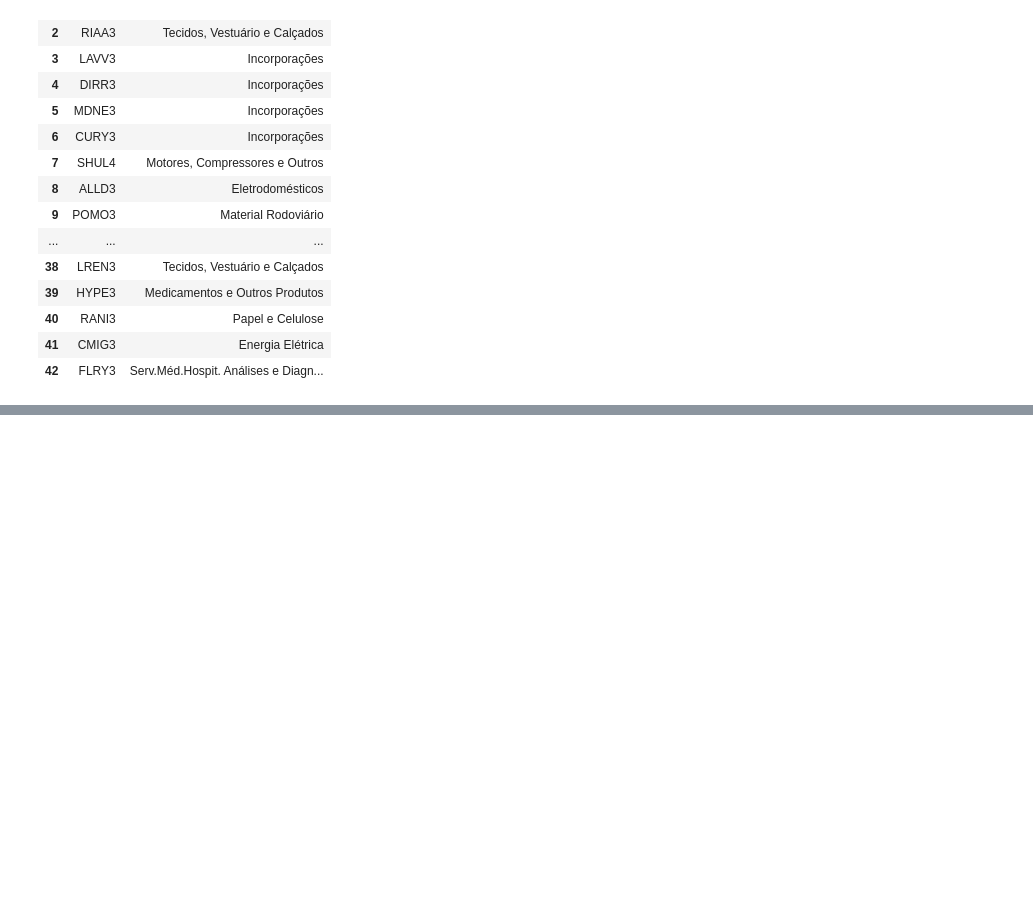
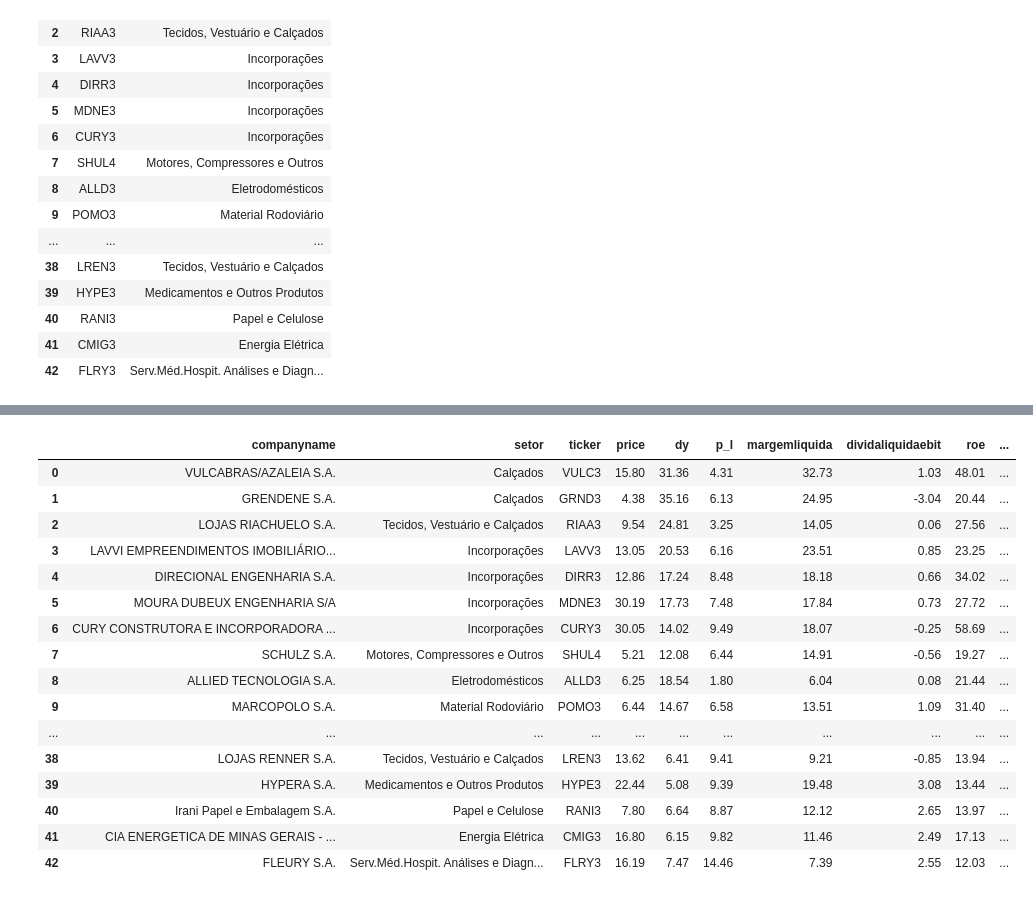
Before and after one commit to LuanCarusi/extracao-de-acoes, a Jupyter notebook: analise_de_acoes/esqueleto_screening_geral.ipynb, the cells around one changed output, grey strips where cells are left out. Cells and saved outputs as stored; diff of their text form; code cells hidden in the pictures; blank space fills up the shorter version.

Commit message:
Adicionando a coluna "setor" no df "screening"

```diff
--- a/analise_de_acoes/esqueleto_screening_geral.ipynb
+++ b/analise_de_acoes/esqueleto_screening_geral.ipynb
@@ -170,0 +152,26 @@ Buscando FLRY3...
+# %%
+screening = screening.merge(df_setores, on="ticker", how="left")
+# %%
+coluna_setor = screening.pop("setor")
+posicao = screening.columns.get_loc("companyname") + 1
+screening.insert(posicao, "setor", coluna_setor)
+# %%
+screening
+# %% [output]
+|  | companyname | setor | ticker | price | dy | p_l | margemliquida | dividaliquidaebit | roe | ... |
+| 0 | VULCABRAS/AZALEIA S.A. | Calçados | VULC3 | 15.80 | 31.36 | 4.31 | 32.73 | 1.03 | 48.01 | ... |
+| 1 | GRENDENE S.A. | Calçados | GRND3 | 4.38 | 35.16 | 6.13 | 24.95 | -3.04 | 20.44 | ... |
+| 2 | LOJAS RIACHUELO S.A. | Tecidos, Vestuário e Calçados | RIAA3 | 9.54 | 24.81 | 3.25 | 14.05 | 0.06 | 27.56 | ... |
+| 3 | LAVVI EMPREENDIMENTOS IMOBILIÁRIO... | Incorporações | LAVV3 | 13.05 | 20.53 | 6.16 | 23.51 | 0.85 | 23.25 | ... |
+| 4 | DIRECIONAL ENGENHARIA S.A. | Incorporações | DIRR3 | 12.86 | 17.24 | 8.48 | 18.18 | 0.66 | 34.02 | ... |
+| 5 | MOURA DUBEUX ENGENHARIA S/A | Incorporações | MDNE3 | 30.19 | 17.73 | 7.48 | 17.84 | 0.73 | 27.72 | ... |
+| 6 | CURY CONSTRUTORA E INCORPORADORA ... | Incorporações | CURY3 | 30.05 | 14.02 | 9.49 | 18.07 | -0.25 | 58.69 | ... |
+| 7 | SCHULZ S.A. | Motores, Compressores e Outros | SHUL4 | 5.21 | 12.08 | 6.44 | 14.91 | -0.56 | 19.27 | ... |
+| 8 | ALLIED TECNOLOGIA S.A. | Eletrodomésticos | ALLD3 | 6.25 | 18.54 | 1.80 | 6.04 | 0.08 | 21.44 | ... |
+| 9 | MARCOPOLO S.A. | Material Rodoviário | POMO3 | 6.44 | 14.67 | 6.58 | 13.51 | 1.09 | 31.40 | ... |
+| ... | ... | ... | ... | ... | ... | ... | ... | ... | ... | ... |
+| 38 | LOJAS RENNER S.A. | Tecidos, Vestuário e Calçados | LREN3 | 13.62 | 6.41 | 9.41 | 9.21 | -0.85 | 13.94 | ... |
+| 39 | HYPERA S.A. | Medicamentos e Outros Produtos | HYPE3 | 22.44 | 5.08 | 9.39 | 19.48 | 3.08 | 13.44 | ... |
+| 40 | Irani Papel e Embalagem S.A. | Papel e Celulose | RANI3 | 7.80 | 6.64 | 8.87 | 12.12 | 2.65 | 13.97 | ... |
+| 41 | CIA ENERGETICA DE MINAS GERAIS - ... | Energia Elétrica | CMIG3 | 16.80 | 6.15 | 9.82 | 11.46 | 2.49 | 17.13 | ... |
+| 42 | FLEURY S.A. | Serv.Méd.Hospit. Análises e Diagn... | FLRY3 | 16.19 | 7.47 | 14.46 | 7.39 | 2.55 | 12.03 | ... |
```
Also changed, not shown: parts of 1 cell of this notebook.
